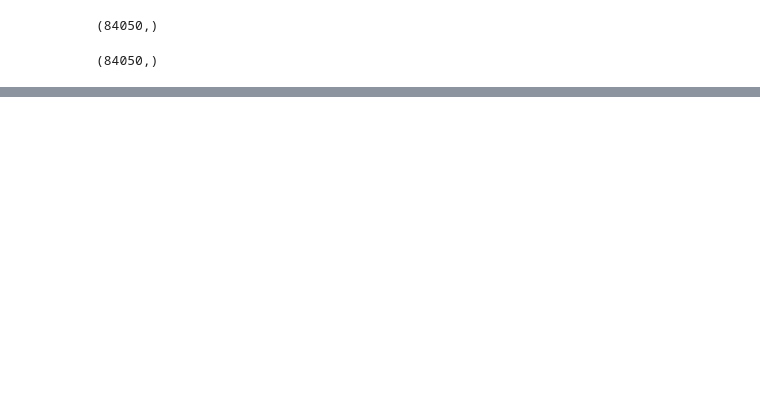
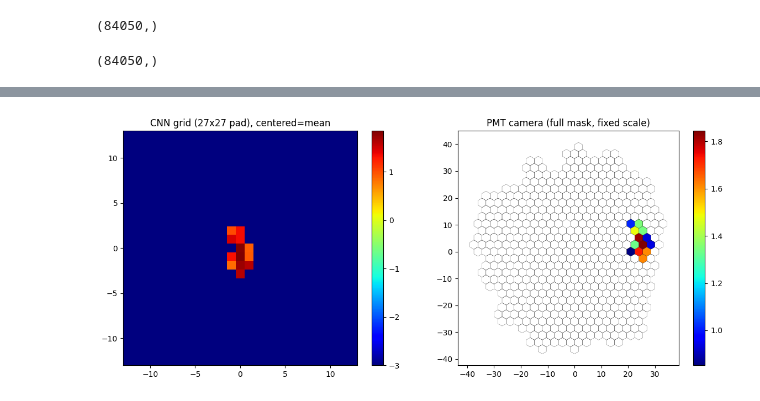
Before and after one commit to satysh/TAIGA_CNN, a Jupyter notebook: test.ipynb, the cells around one changed output, grey strips where cells are left out. Drawn from its saved outputs; the diff is of its cells as text; code cells hidden in the pictures; blank space fills up the shorter version.

```diff
--- a/test.ipynb
+++ b/test.ipynb
@@ -260,0 +328,7 @@ evaluate_accuracy(net, train_loader)
+# %%
+dataset = CleanEventDataset("/home/ilyas/soft/TAIGA_CNN/data/bpe5432_32m_da5.0_md52021/trig0000/b0/14-7fix/taiga5432_clean_iact01_14_7fix_cb0.txt")
+
+viz = EventVisualizer()
+viz.draw_event(dataset, event_idx=4, log_scale=True, center_mode="mean")
+# %% [output]
+[figure, added]
```
Also changed, not shown: parts of 90 cells of this notebook, 4 other files.
